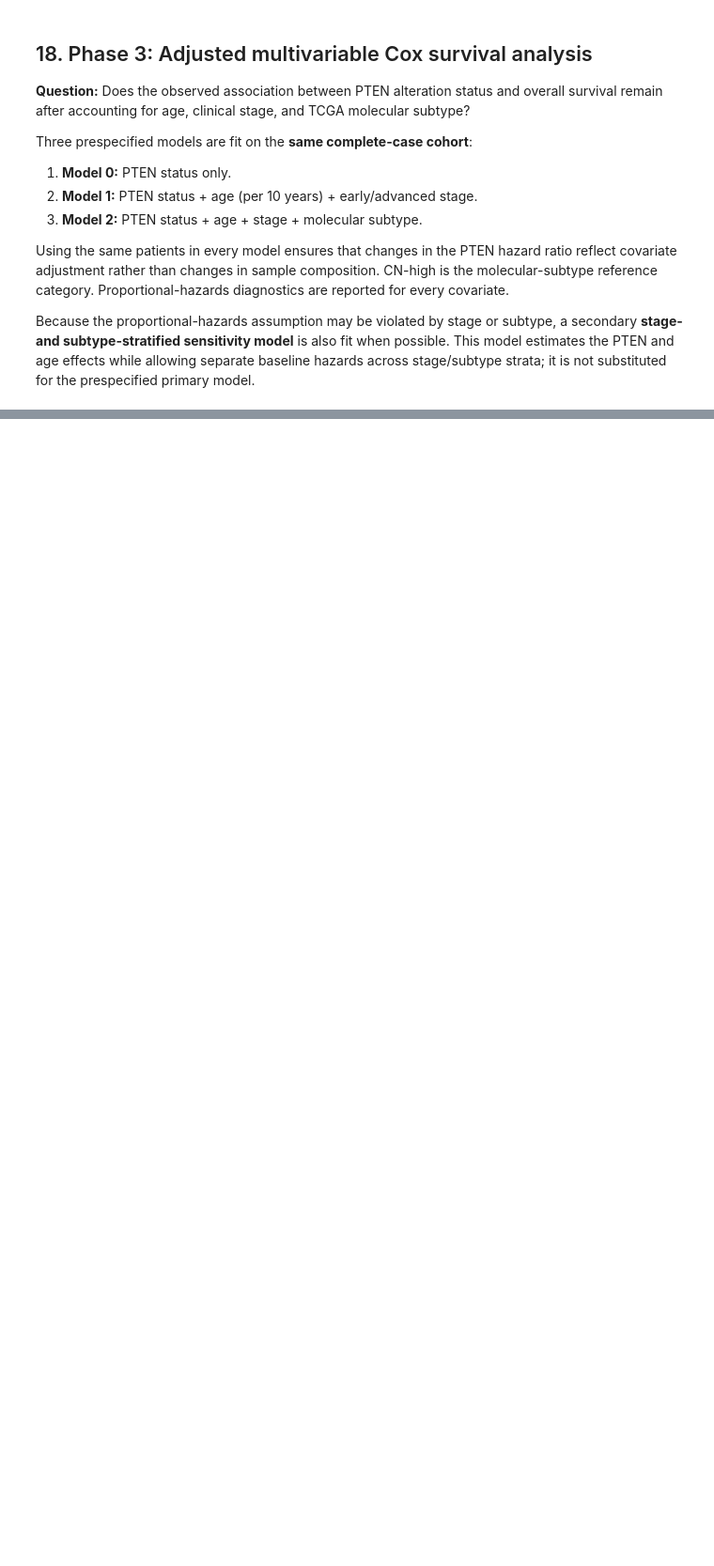
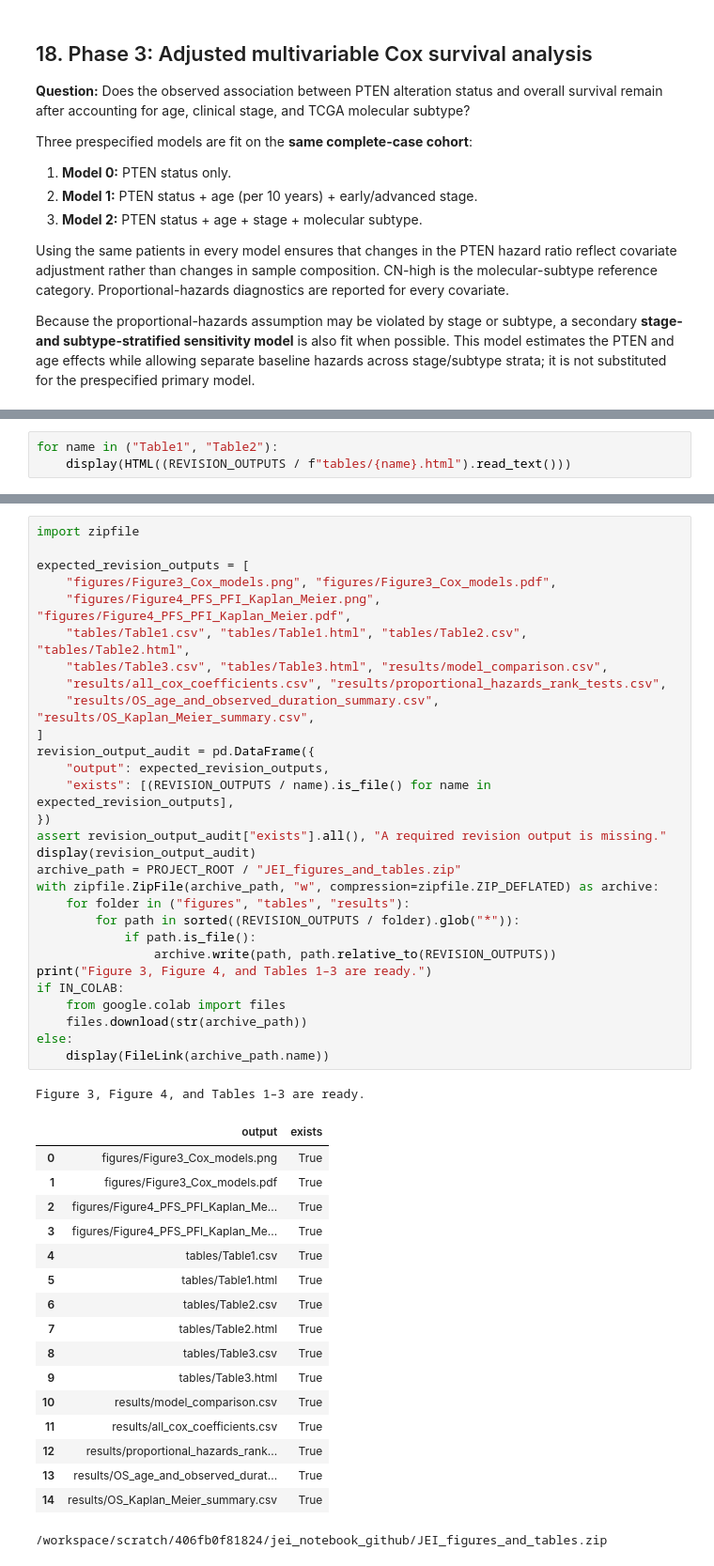
Before and after one commit to amoguskid/PTEN-UCEC-survival-analysis, a Jupyter notebook: PTEN_UCEC_OCSEF_master_notebook.ipynb, the cells around one changed output, grey strips where cells are left out. Shown at 94% size. Drawn from its saved outputs; the diff is of its cells as text; blank space fills up the shorter version.

```diff
--- a/PTEN_UCEC_OCSEF_master_notebook.ipynb
+++ b/PTEN_UCEC_OCSEF_master_notebook.ipynb
@@ -1780,0 +2048,3 @@ runpy.run_path(PROJECT_ROOT / "ocsef_finalization.py", run_name="__main__")
+# %%
+for name in ("Table1", "Table2"):
+    display(HTML((REVISION_OUTPUTS / f"tables/{name}.html").read_text()))
@@ -1780,0 +2123,48 @@ runpy.run_path(PROJECT_ROOT / "ocsef_finalization.py", run_name="__main__")
+# %%
+import zipfile
+
+expected_revision_outputs = [
+    "figures/Figure3_Cox_models.png", "figures/Figure3_Cox_models.pdf",
+    "figures/Figure4_PFS_PFI_Kaplan_Meier.png", "figures/Figure4_PFS_PFI_Kaplan_Meier.pdf",
+    "tables/Table1.csv", "tables/Table1.html", "tables/Table2.csv", "tables/Table2.html",
+    "tables/Table3.csv", "tables/Table3.html", "results/model_comparison.csv",
+    "results/all_cox_coefficients.csv", "results/proportional_hazards_rank_tests.csv",
+    "results/OS_age_and_observed_duration_summary.csv", "results/OS_Kaplan_Meier_summary.csv",
+]
+revision_output_audit = pd.DataFrame({
+    "output": expected_revision_outputs,
+    "exists": [(REVISION_OUTPUTS / name).is_file() for name in expected_revision_outputs],
+})
+assert revision_output_audit["exists"].all(), "A required revision output is missing."
+display(revision_output_audit)
+archive_path = PROJECT_ROOT / "JEI_figures_and_tables.zip"
+with zipfile.ZipFile(archive_path, "w", compression=zipfile.ZIP_DEFLATED) as archive:
+    for folder in ("figures", "tables", "results"):
+        for path in sorted((REVISION_OUTPUTS / folder).glob("*")):
+            if path.is_file():
+                archive.write(path, path.relative_to(REVISION_OUTPUTS))
+print("Figure 3, Figure 4, and Tables 1–3 are ready.")
+if IN_COLAB:
+    from google.colab import files
+    files.download(str(archive_path))
+else:
+    display(FileLink(archive_path.name))
+# %% [output]
+Figure 3, Figure 4, and Tables 1–3 are ready.
+|  | output | exists |
+| 0 | figures/Figure3_Cox_models.png | True |
+| 1 | figures/Figure3_Cox_models.pdf | True |
+| 2 | figures/Figure4_PFS_PFI_Kaplan_Me... | True |
+| 3 | figures/Figure4_PFS_PFI_Kaplan_Me... | True |
+| 4 | tables/Table1.csv | True |
+| 5 | tables/Table1.html | True |
+| 6 | tables/Table2.csv | True |
+| 7 | tables/Table2.html | True |
+| 8 | tables/Table3.csv | True |
+| 9 | tables/Table3.html | True |
+| 10 | results/model_comparison.csv | True |
+| 11 | results/all_cox_coefficients.csv | True |
+| 12 | results/proportional_hazards_rank... | True |
+| 13 | results/OS_age_and_observed_durat... | True |
+| 14 | results/OS_Kaplan_Meier_summary.csv | True |
+/workspace/scratch/406fb0f81824/jei_notebook_github/JEI_figures_and_tables.zip
```
Also changed, not shown: parts of 27 cells of this notebook, 39 other files.
